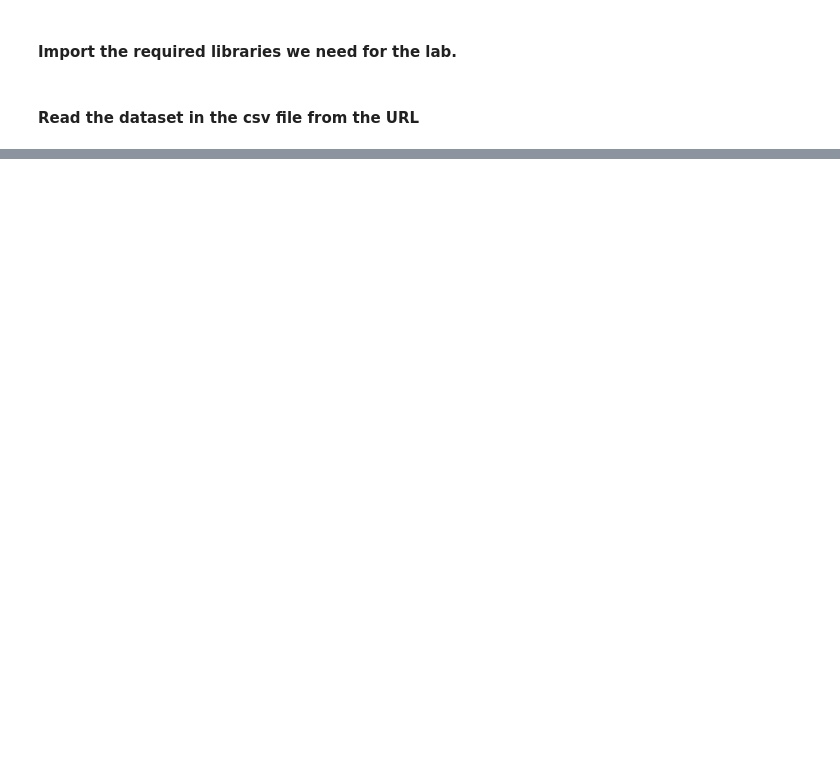
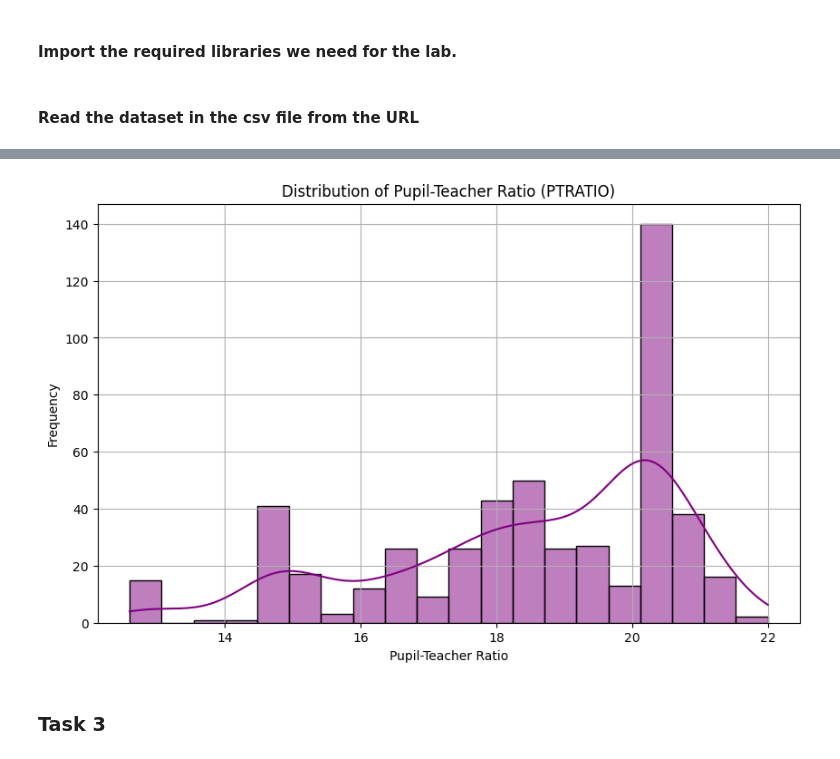
Before and after one commit to divanramadhan/Jupyter-Notebook, a Jupyter notebook: Optional_Peer_Graded_Assignment.jupyterlite.ipynb, the cells around one changed output, grey strips where cells are left out. Cells and saved outputs as stored; diff of their text form; code cells hidden in the pictures; blank space fills up the shorter version.

```diff
--- a/Optional_Peer_Graded_Assignment.jupyterlite.ipynb
+++ b/Optional_Peer_Graded_Assignment.jupyterlite.ipynb
@@ -42,0 +136,13 @@ plt.show()
+# %%
+# Histogram for PTRATIO
+plt.figure(figsize=(10, 6))
+sns.histplot(boston_df['PTRATIO'], bins=20, kde=True, color='purple')
+plt.title('Distribution of Pupil-Teacher Ratio (PTRATIO)')
+plt.xlabel('Pupil-Teacher Ratio')
+plt.ylabel('Frequency')
+plt.grid(True)
+plt.show()
+# %% [output]
+[figure, added]
+# %% [markdown]
+### Task 3
```
Also changed, not shown: parts of 16 cells of this notebook.
